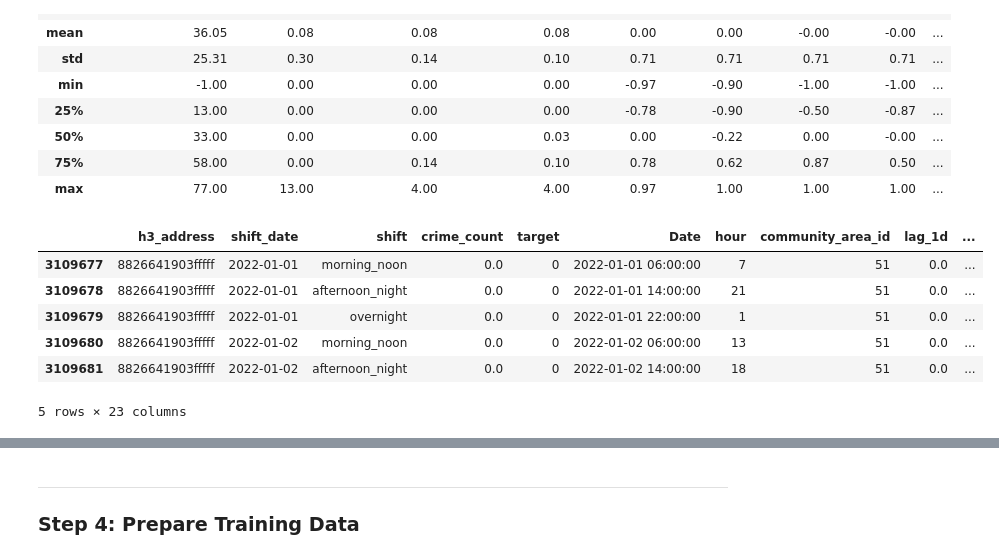
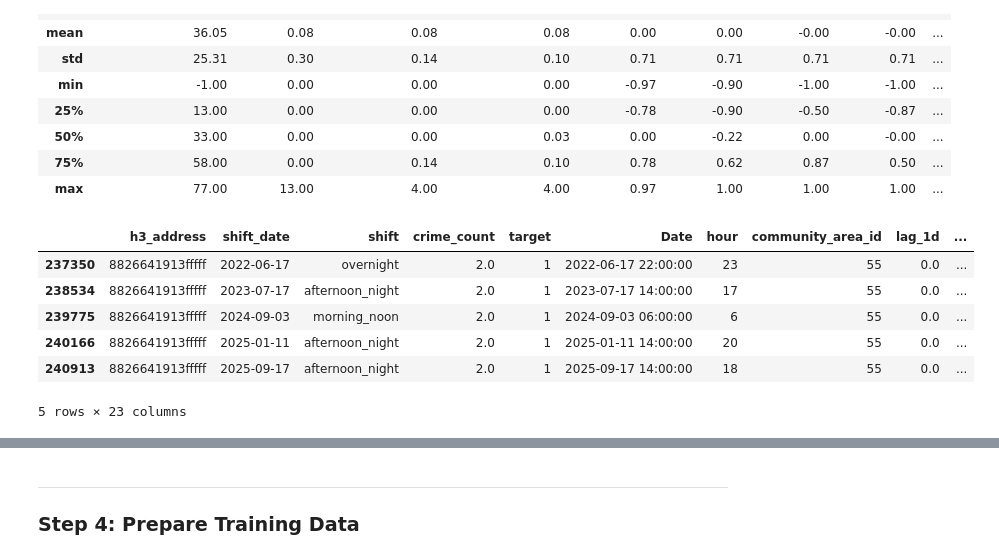
Before and after one commit to e1548423/Team23_IT5006_Predictive_Policing_AY2526Sem2, a Jupyter notebook: ML/Model/Crime_Prediction_Training (Violent Crime).ipynb, the cells around one changed output, grey strips where cells are left out. Drawn from its saved outputs; the diff is of its cells as text; code cells hidden in the pictures.

```diff
--- a/ML/Model/Crime_Prediction_Training (Violent Crime).ipynb
+++ b/ML/Model/Crime_Prediction_Training (Violent Crime).ipynb
@@ -638,12 +598,12 @@ final_df[feature_cols].describe().round(2)
 | 75% | 58.00 | 0.00 | 0.14 | 0.10 | 0.78 | 0.62 | 0.87 | 0.50 | ... |
 | max | 77.00 | 13.00 | 4.00 | 4.00 | 0.97 | 1.00 | 1.00 | 1.00 | ... |
 # %%
-final_df.head(5)
+final_df[final_df['crime_count'] > 1.0].head(5)
 # %% [output]
 |  | h3_address | shift_date | shift | crime_count | target | Date | hour | community_area_id | lag_1d | ... |
-| 3109677 | 8826641903fffff | 2022-01-01 | morning_noon | 0.0 | 0 | 2022-01-01 06:00:00 | 7 | 51 | 0.0 | ... |
-| 3109678 | 8826641903fffff | 2022-01-01 | afternoon_night | 0.0 | 0 | 2022-01-01 14:00:00 | 21 | 51 | 0.0 | ... |
-| 3109679 | 8826641903fffff | 2022-01-01 | overnight | 0.0 | 0 | 2022-01-01 22:00:00 | 1 | 51 | 0.0 | ... |
-| 3109680 | 8826641903fffff | 2022-01-02 | morning_noon | 0.0 | 0 | 2022-01-02 06:00:00 | 13 | 51 | 0.0 | ... |
-| 3109681 | 8826641903fffff | 2022-01-02 | afternoon_night | 0.0 | 0 | 2022-01-02 14:00:00 | 18 | 51 | 0.0 | ... |
+| 237350 | 8826641913fffff | 2022-06-17 | overnight | 2.0 | 1 | 2022-06-17 22:00:00 | 23 | 55 | 0.0 | ... |
+| 238534 | 8826641913fffff | 2023-07-17 | afternoon_night | 2.0 | 1 | 2023-07-17 14:00:00 | 17 | 55 | 0.0 | ... |
+| 239775 | 8826641913fffff | 2024-09-03 | morning_noon | 2.0 | 1 | 2024-09-03 06:00:00 | 6 | 55 | 0.0 | ... |
+| 240166 | 8826641913fffff | 2025-01-11 | afternoon_night | 2.0 | 1 | 2025-01-11 14:00:00 | 20 | 55 | 0.0 | ... |
+| 240913 | 8826641913fffff | 2025-09-17 | afternoon_night | 2.0 | 1 | 2025-09-17 14:00:00 | 18 | 55 | 0.0 | ... |
 5 rows × 23 columns
```
Also changed, not shown: parts of 33 cells of this notebook.
